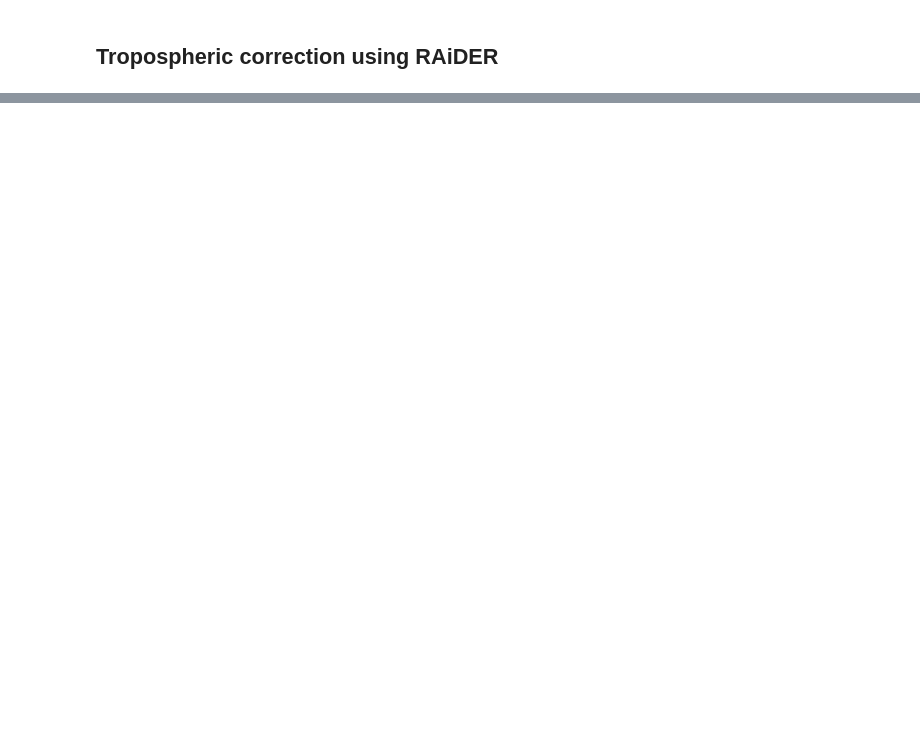
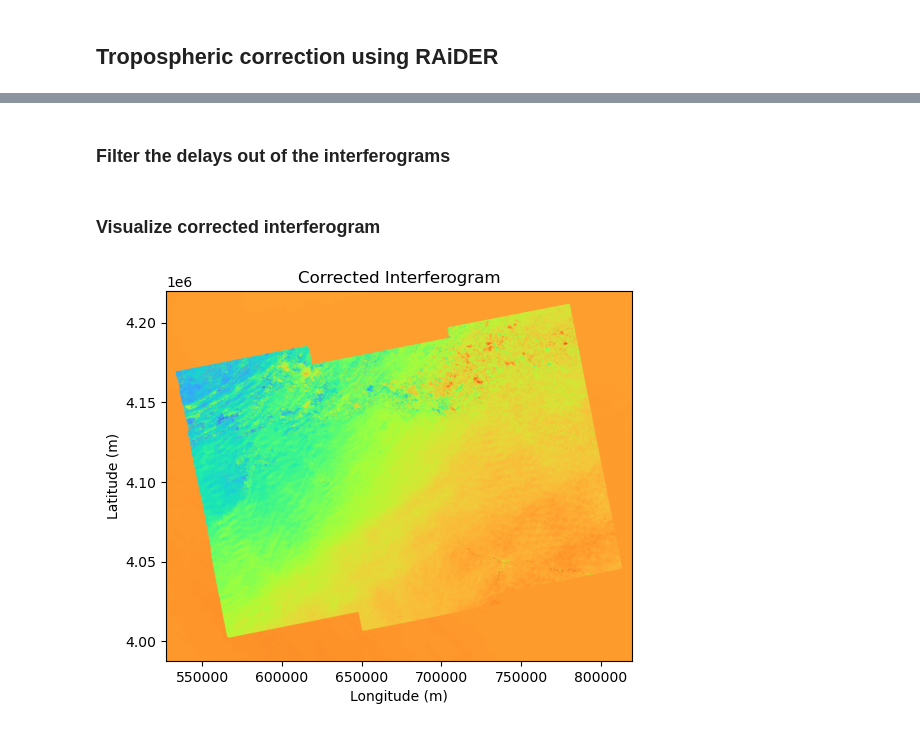
Before and after one commit to jlmaurer/gemlab, a Jupyter notebook: software/insar/InSAR_with_ASF_ondemand_products.ipynb, the cells around one changed output, grey strips where cells are left out. Drawn from its saved outputs; the diff is of its cells as text; code cells hidden in the pictures; blank space fills up the shorter version.

```diff
--- a/software/insar/InSAR_with_ASF_ondemand_products.ipynb
+++ b/software/insar/InSAR_with_ASF_ondemand_products.ipynb
@@ -299,0 +512,2 @@ TBD
+# %% [markdown]
+### Filter the delays out of the interferograms
@@ -299,0 +516,49 @@ TBD
+# %%
+for date in dates[:-1]:  # Omit last date
+    # Determine file paths for this date
+    date_string = date.strftime('%Y%m%d')
+    hydro_path = list(DELAYS_DIR.glob(f'{WM_NAME}_hydro_{date_string}*_int.tif'))[0]
+    wet_path = list(DELAYS_DIR.glob(f'{WM_NAME}_wet_{date_string}*_int.tif'))[0]
+    ifg_path = list(DOWNLOAD_DIR.glob(f'S1*{date_string}*/S1*{date_string}*_unw_phase_int.tif'))[0]
+
+    # Combine the calculated wet and hydro delays into one raster
+    with rio.open(hydro_path) as src_hydro, rio.open(wet_path) as src_wet:
+        total_delay: FloatArray2D = src_hydro.read(1) + src_wet.read(1)
+
+    # Subtract the delays from the respective date's interferogram
+    # and save it to a new file
+    with rio.open(ifg_path) as src:
+        with rio.open(
+            CORRECTED_DIR / ifg_path.with_name(ifg_path.name + '_corrected'),
+            'w',
+            driver=src.driver,
+            height=src.height,
+            width=src.width,
+            count=1,
+            dtype=src.dtypes[0],
+            crs=src.crs,
+            transform=src.transform,
+            nodata=src.nodata,
+        ) as dst:
+            ifg: FloatArray2D = src.read(1)
+            corrected_ifg = ifg - total_delay
+            dst.write(corrected_ifg, 1)
+# %% [markdown]
+### Visualize corrected interferogram
+# %%
+VIZ_INDEX = 0
+
+ifg_path = sorted(CORRECTED_DIR.glob('*.tif'))[VIZ_INDEX]
+
+with rio.open(ifg_path) as src:
+    ifg: FloatArray2D = src.read(1)
+    ifg_bounds = (src.bounds.left, src.bounds.right, src.bounds.bottom, src.bounds.top)
+    ndv = ifg[0, 0]
+    ifg[ifg == ndv] = np.nan
+    plt.imshow(ifg, cmap='turbo', extent=ifg_bounds)
+plt.title('Corrected Interferogram')
+plt.xlabel("Longitude (m)")
+plt.ylabel("Latitude (m)")
+plt.show()
+# %% [output]
+[figure, added]
```
Also changed, not shown: parts of 63 cells of this notebook, 6 other files.
